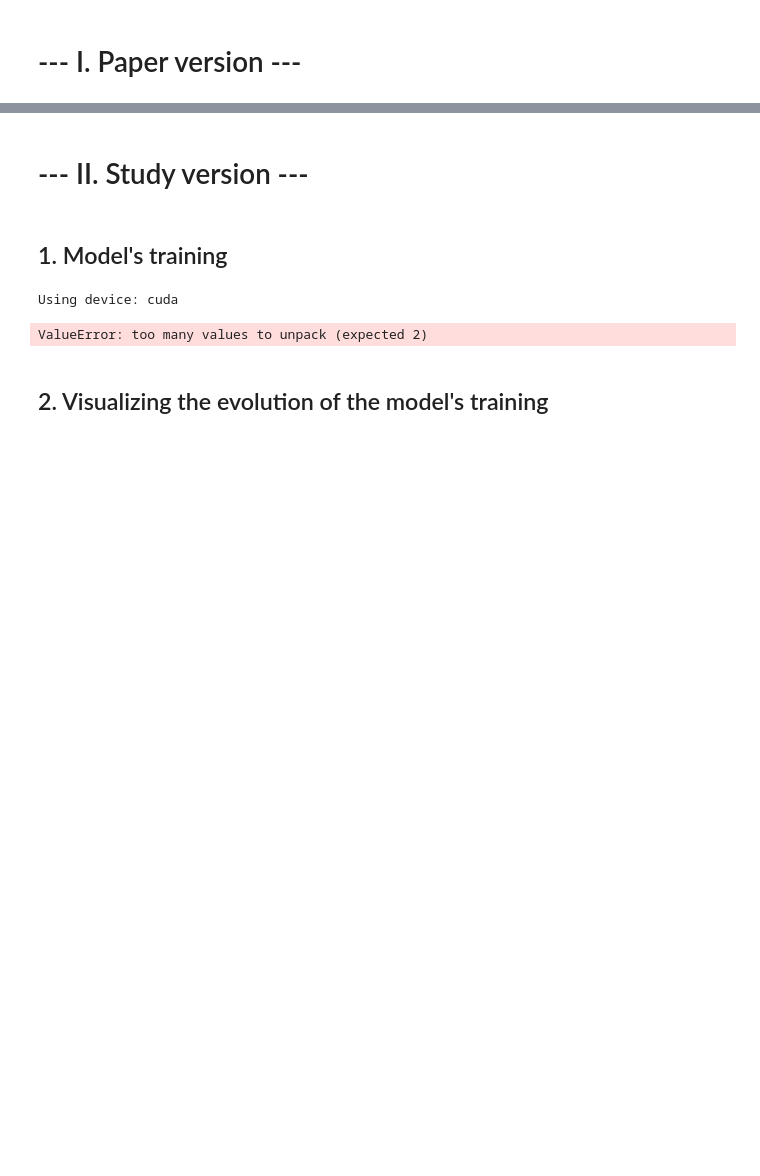
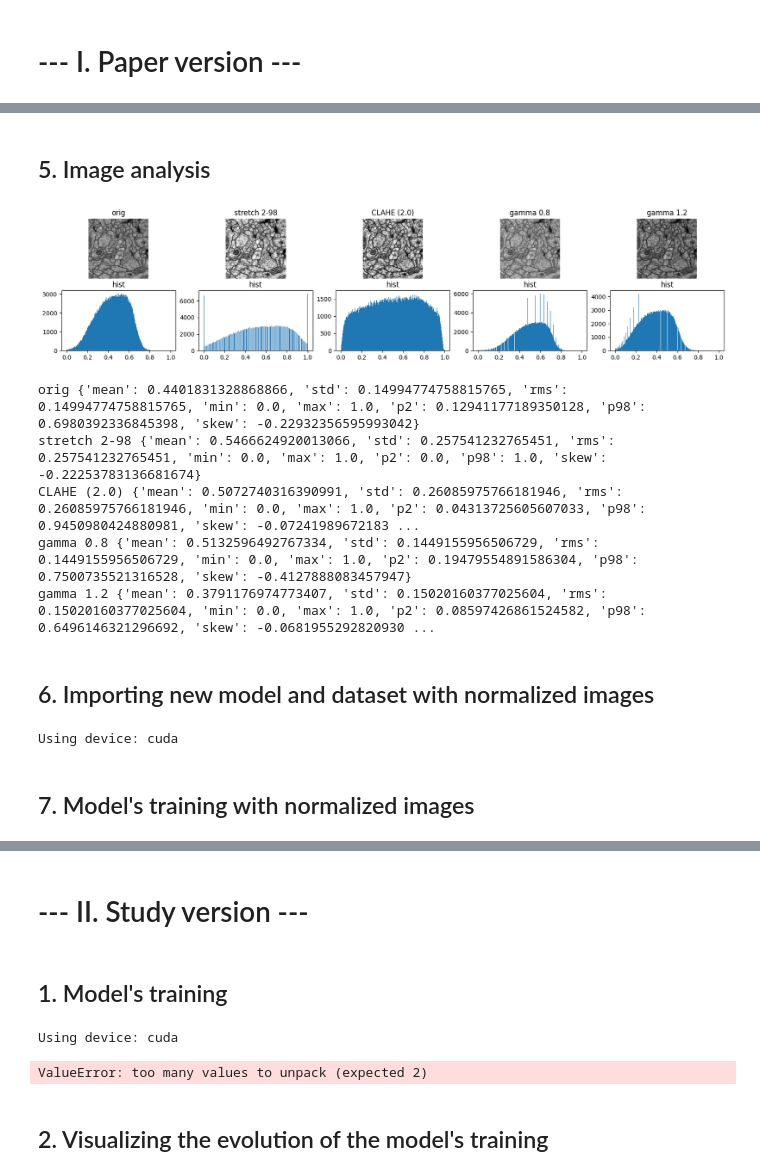
Before and after one commit to A0404/MLA_UNet, a Jupyter notebook: notebooks/notebook.ipynb, the cells around one changed output, grey strips where cells are left out. Drawn from its saved outputs; the diff is of its cells as text; code cells hidden in the pictures; blank space fills up the shorter version.

```diff
--- a/notebooks/notebook.ipynb
+++ b/notebooks/notebook.ipynb
@@ -114,3 +115,41 @@ Rand Error:    1.0000
 Pixel Error:   0.2287
 IoU Score:     0.7713
 ============================
+# %% [markdown]
+## 5. Image analysis
+# %%
+from torch.utils.data import DataLoader
+from dataset_normalizer.image_analysis import compare_contrast_methods
+
+test_loader = DataLoader(test_ds, batch_size=1, shuffle=False, num_workers=0, pin_memory=True)
+
+# Get a sample image from the test set
+img, _ = test_loader.dataset[0]
+img = img.squeeze().detach().cpu().numpy()   # -> numpy HxW
+img = img.astype(np.float32)
+if img.max() > 1.0:
+    img = img / 255.0
+
+# Visualize contrast enhancement methods on a sample image
+compare_contrast_methods(img, methods=None, titles=None, show_hist=True)
+# %% [output]
+[figure, added]
+orig {'mean': 0.4401831328868866, 'std': 0.14994774758815765, 'rms': 0.14994774758815765, 'min': 0.0, 'max': 1.0, 'p2': 0.12941177189350128, 'p98': 0.6980392336845398, 'skew': -0.22932356595993042}
+stretch 2-98 {'mean': 0.5466624920013066, 'std': 0.257541232765451, 'rms': 0.257541232765451, 'min': 0.0, 'max': 1.0, 'p2': 0.0, 'p98': 1.0, 'skew': -0.22253783136681674}
+CLAHE (2.0) {'mean': 0.5072740316390991, 'std': 0.26085975766181946, 'rms': 0.26085975766181946, 'min': 0.0, 'max': 1.0, 'p2': 0.04313725605607033, 'p98': 0.9450980424880981, 'skew': -0.07241989672183 ...
+gamma 0.8 {'mean': 0.5132596492767334, 'std': 0.1449155956506729, 'rms': 0.1449155956506729, 'min': 0.0, 'max': 1.0, 'p2': 0.19479554891586304, 'p98': 0.7500735521316528, 'skew': -0.4127888083457947}
+gamma 1.2 {'mean': 0.3791176974773407, 'std': 0.15020160377025604, 'rms': 0.15020160377025604, 'min': 0.0, 'max': 1.0, 'p2': 0.08597426861524582, 'p98': 0.6496146321296692, 'skew': -0.0681955292820930 ...
+# %% [markdown]
+## 6. Importing new model and dataset with normalized images
+# %%
+model_dir = SAVED_MODELS_DIR
+model_save_1 = "1_" + UNet_ISBI
+root_dir_1 = r"D:\Documents_\_5e_Annee\MLA\bdd\_normalized\ISBI_1"
+device = torch.device("cuda" if torch.cuda.is_available() else "cpu")
+print(f"Using device: {device}")
+
+train_ds_1, _, test_ds_1 = dataset_ds(root_dir_1)
+# %% [output]
+Using device: cuda
+# %% [markdown]
+## 7. Model's training with normalized images
```
Also changed, not shown: parts of 17 cells of this notebook, 7 other files.
